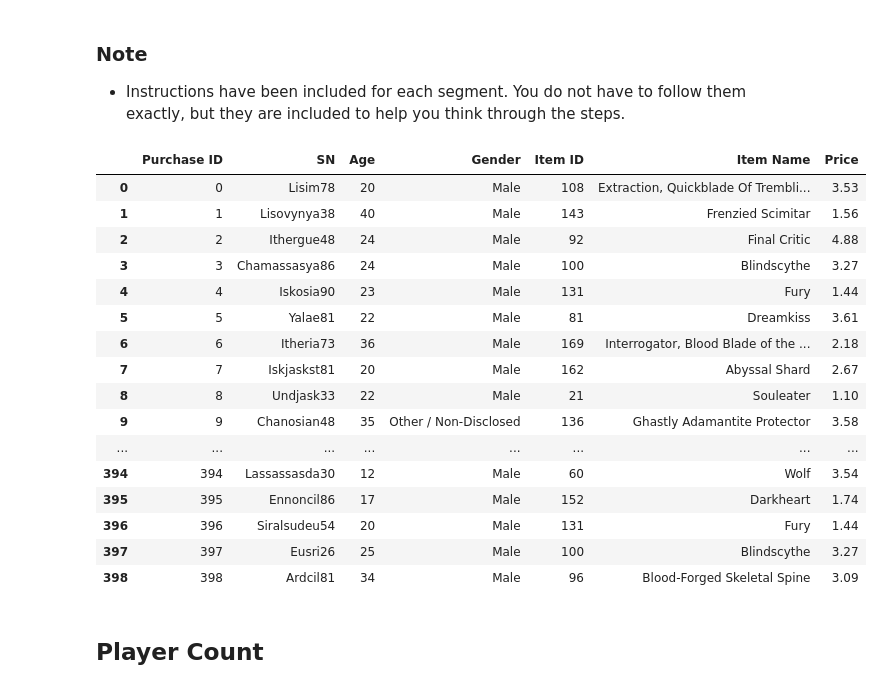
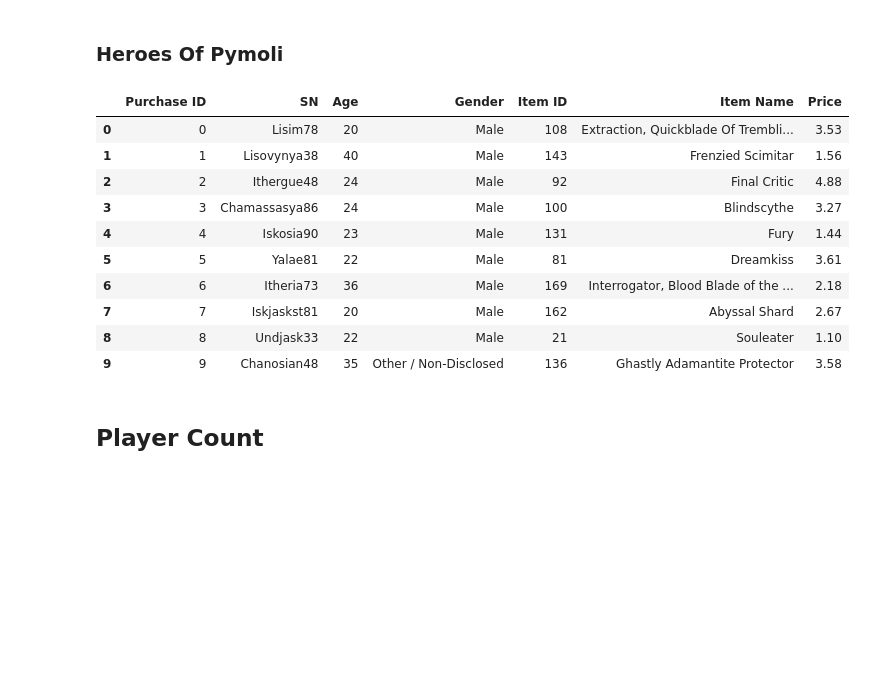
Before and after one commit to RynnAethelWulf/pandas_challenge, a Jupyter notebook: HeroesOfPymoli/Pandas_HeroesOfPymoli.ipynb, the cells around one changed output. Drawn from its saved outputs; the diff is of its cells as text; code cells hidden in the pictures; blank space fills up the shorter version.

```diff
--- a/HeroesOfPymoli/Pandas_HeroesOfPymoli.ipynb
+++ b/HeroesOfPymoli/Pandas_HeroesOfPymoli.ipynb
@@ -1,38 +1,31 @@
-# %% [markdown]
-### Note
-* Instructions have been included for each segment. You do not have to follow them exactly, but they are included to help you think through the steps.
+# %% [markdown]
+### Heroes Of Pymoli
 # %%
 # Dependencies and Setup
 import pandas as pd
 import os
 import numpy as np
 
 # File to Load
 url = os.path.join("..","Resources","purchase_data.csv")
 
 # Read Purchasing File and store into Pandas data frame
 df = pd.read_csv(url)
 #Setting up max rows to view all row conforatbly
 pd.set_option("display.max_rows",780)
-df
+df.head(10)
 # %% [output]
 |  | Purchase ID | SN | Age | Gender | Item ID | Item Name | Price |
 | 0 | 0 | Lisim78 | 20 | Male | 108 | Extraction, Quickblade Of Trembli... | 3.53 |
 | 1 | 1 | Lisovynya38 | 40 | Male | 143 | Frenzied Scimitar | 1.56 |
 | 2 | 2 | Ithergue48 | 24 | Male | 92 | Final Critic | 4.88 |
 | 3 | 3 | Chamassasya86 | 24 | Male | 100 | Blindscythe | 3.27 |
 | 4 | 4 | Iskosia90 | 23 | Male | 131 | Fury | 1.44 |
 | 5 | 5 | Yalae81 | 22 | Male | 81 | Dreamkiss | 3.61 |
 | 6 | 6 | Itheria73 | 36 | Male | 169 | Interrogator, Blood Blade of the ... | 2.18 |
 | 7 | 7 | Iskjaskst81 | 20 | Male | 162 | Abyssal Shard | 2.67 |
 | 8 | 8 | Undjask33 | 22 | Male | 21 | Souleater | 1.10 |
 | 9 | 9 | Chanosian48 | 35 | Other / Non-Disclosed | 136 | Ghastly Adamantite Protector | 3.58 |
-| ... | ... | ... | ... | ... | ... | ... | ... |
-| 394 | 394 | Lassassasda30 | 12 | Male | 60 | Wolf | 3.54 |
-| 395 | 395 | Ennoncil86 | 17 | Male | 152 | Darkheart | 1.74 |
-| 396 | 396 | Siralsudeu54 | 20 | Male | 131 | Fury | 1.44 |
-| 397 | 397 | Eusri26 | 25 | Male | 100 | Blindscythe | 3.27 |
-| 398 | 398 | Ardcil81 | 34 | Male | 96 | Blood-Forged Skeletal Spine | 3.09 |
 # %% [markdown]
 ## Player Count
 # %% [markdown]
```
